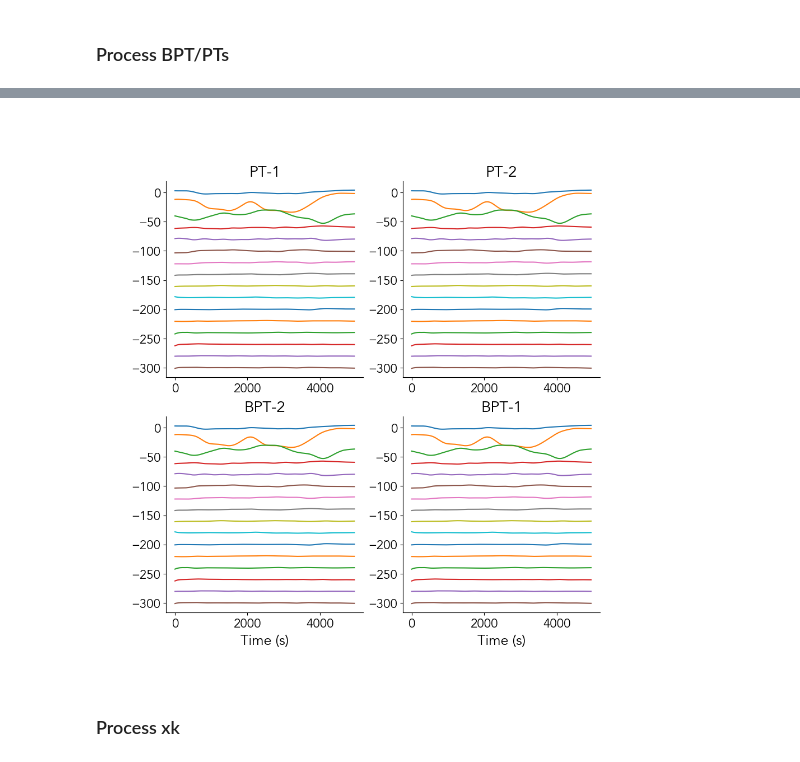
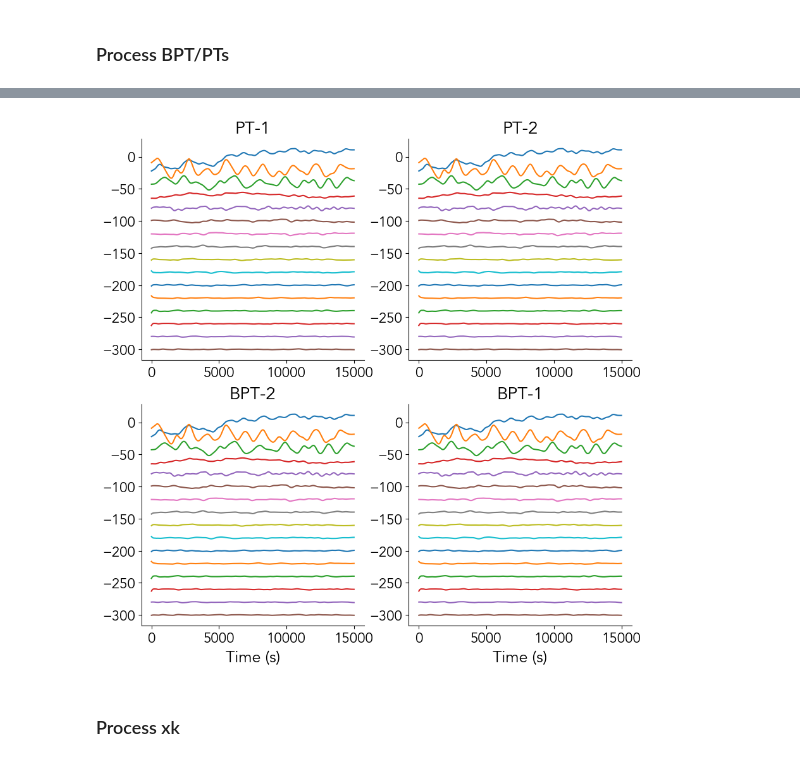
Before and after one commit to mikgroup/nonrigid-motion-bpt, a Jupyter notebook: examples/testing_libraries.ipynb, the cells around one changed output, grey strips where cells are left out. Saved outputs shown, nothing was run; the diff lists cells and outputs as text; code cells hidden in the pictures.

```diff
--- a/examples/testing_libraries.ipynb
+++ b/examples/testing_libraries.ipynb
@@ -246,7 +215,7 @@ Processed BPT shape (inf): (4950, 16)
 # %%
-plot_bpt(np.tile(proc_bpt_i.bpts_proc, (4,1,1)), shift = -20)
+plot_bpt(np.tile(proc_bpt_c.bpts_proc, (4,1,1)), shift = -20)
 # %% [output]
-[figure, old version]
+[figure, new version]
 # %% [markdown]
 ### Process xk
 # %% [markdown]
```
Also changed, not shown: parts of 48 cells of this notebook, 26 other files.
